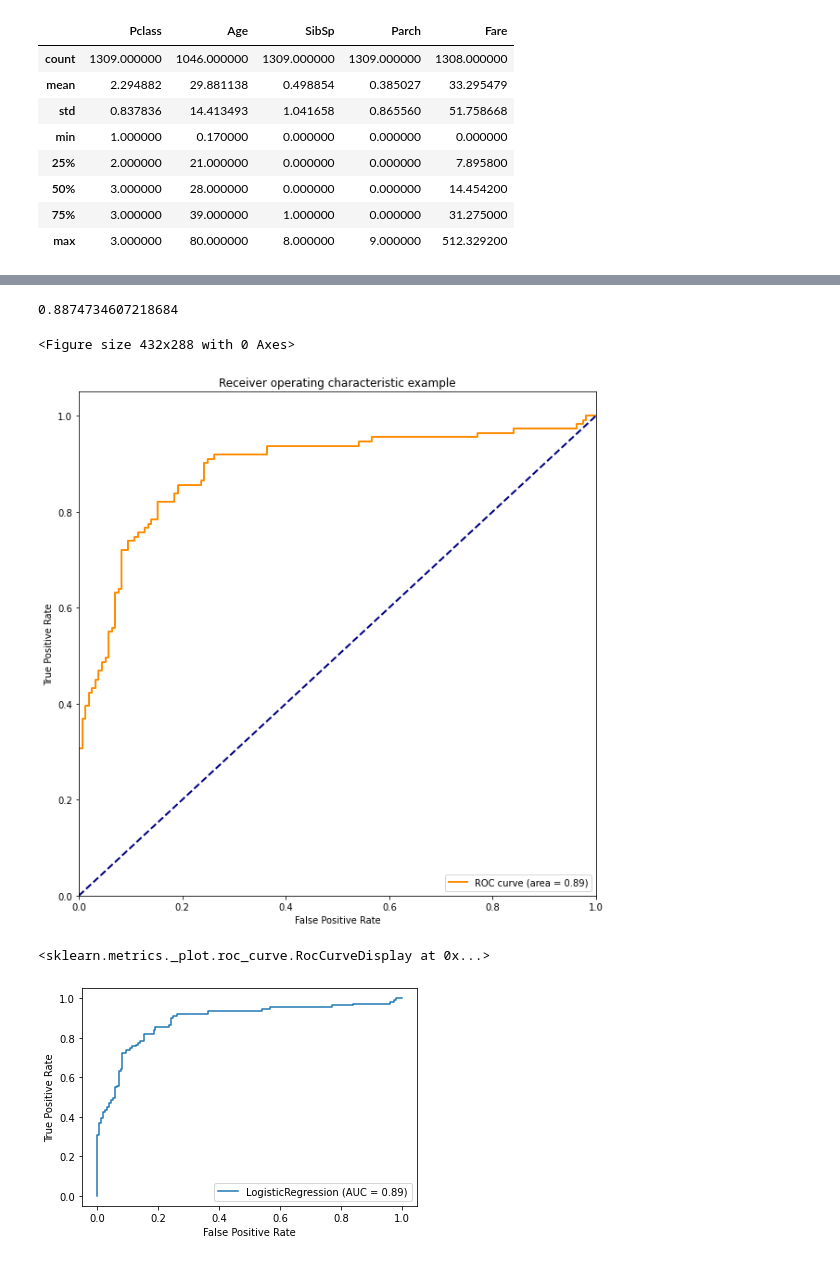
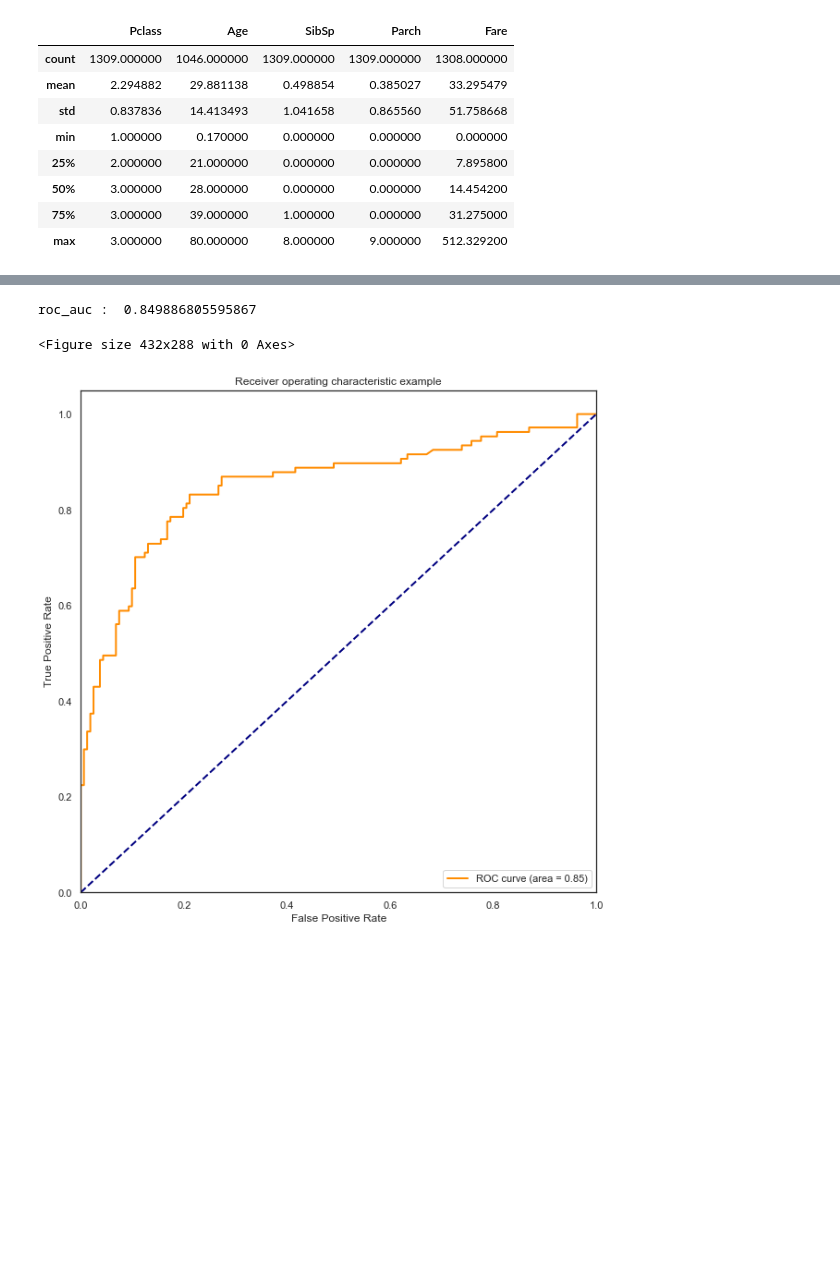
Before and after one commit to GallonShih/Projects, a Jupyter notebook: SideProject/02_Kaggle_Titanic/Titanic.ipynb, the cells around one changed output, grey strips where cells are left out. Saved outputs shown, nothing was run; the diff lists cells and outputs as text; code cells hidden in the pictures; blank space fills up the shorter version.

```diff
--- a/SideProject/02_Kaggle_Titanic/Titanic.ipynb
+++ b/SideProject/02_Kaggle_Titanic/Titanic.ipynb
@@ -168,7 +208,8 @@ df_etl = df.copy()
 
 # 'SibSp', 'Parch' OK
 df_etl['Total_Family']=df_etl['SibSp'] + df_etl['Parch']
-df_etl['Total_Family_cut3']=pd.cut(df_etl['Total_Family'],3,labels=[0,1,2])
+df_etl['Total_Family_cut3']=0
+df_etl['Total_Family_cut3'][df_etl['Total_Family']!=0]=pd.cut(df_etl['Total_Family'][df_etl['Total_Family']!=0],3,labels=[1,2,3])
 
 # 'Age' 補中位數
 df_etl['Age']=df_etl['Age'].fillna(df_etl['Age'].median())
@@ -271,29 +309,27 @@ array([0.72248469, 0.08342011, 0.1109187 , 0.64325678, 0.74273122,
 # %%
-fpr,tpr,threshold = roc_curve(y_test, y_pred) ###計算真正率和假正率
-roc_auc = auc(fpr,tpr) ###計算auc的值
+fpr,tpr,threshold = metrics.roc_curve(y_test, y_pred) ###計算真正率和假正率
+roc_auc = metrics.auc(fpr,tpr) ###計算auc的值
+
+print('roc_auc : ',roc_auc)
+# %% [output]
+roc_auc :  0.849886805595867
-# %%
-roc_auc
-# %% [output]
-0.8874734607218684
 # %%
-plt.figure()
-lw = 2
-plt.figure(figsize=(10,10))
-plt.plot(fpr, tpr, color='darkorange',
-lw=lw, label='ROC curve (area = %0.2f)' % roc_auc) ###假正率為橫座標，真正率為縱座標做曲線
-plt.plot([0, 1], [0, 1], color='navy', lw=lw, linestyle='--')
-plt.xlim([0.0, 1.0])
-plt.ylim([0.0, 1.05])
-plt.xlabel('False Positive Rate')
-plt.ylabel('True Positive Rate')
-plt.title('Receiver operating characteristic example')
-plt.legend(loc="lower right")
-plt.show()
+def model_roc_curve(fpr=fpr,tpr=tpr):
+    plt.figure()
+    lw = 2
+    plt.figure(figsize=(10,10))
+    plt.plot(fpr, tpr, color='darkorange',
+    lw=lw, label='ROC curve (area = %0.2f)' % roc_auc) ###假正率為橫座標，真正率為縱座標做曲線
+    plt.plot([0, 1], [0, 1], color='navy', lw=lw, linestyle='--')
+    plt.xlim([0.0, 1.0])
+    plt.ylim([0.0, 1.05])
+    plt.xlabel('False Positive Rate')
+    plt.ylabel('True Positive Rate')
+    plt.title('Receiver operating characteristic example')
+    plt.legend(loc="lower right")
+    plt.show()
-# %% [output]
-<Figure size 432x288 with 0 Axes>
-[figure, removed]
-# %%
-plot_roc_curve(model01, X_test, y_test)
-# %% [output]
-<sklearn.metrics._plot.roc_curve.RocCurveDisplay at 0x...>
-[figure, removed]
+# %%
+model_roc_curve(fpr=fpr,tpr=tpr)
+# %% [output]
+<Figure size 432x288 with 0 Axes>
+[figure, added]
```
Also changed, not shown: parts of 24 cells of this notebook, 1 other file.
